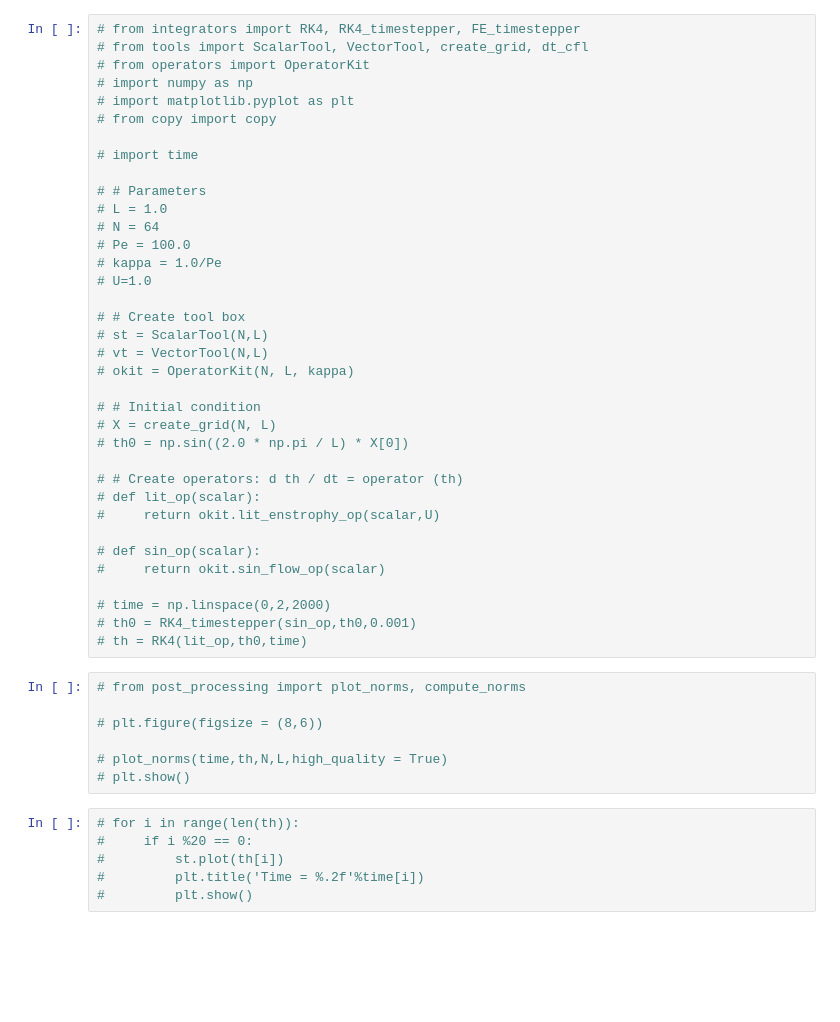
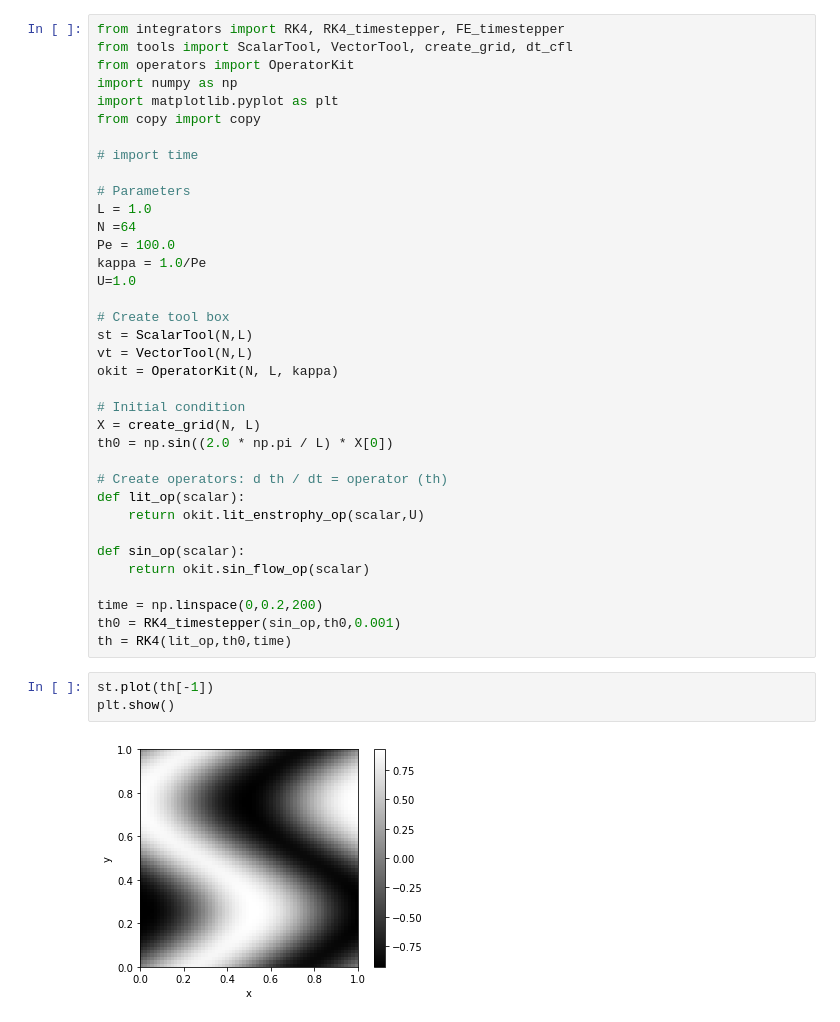
Before and after one commit to cjm715/lit, a Jupyter notebook: sim_simple.ipynb, the cells around one changed output. Saved outputs shown, nothing was run; the diff lists cells and outputs as text; blank space fills up the shorter version.

```diff
--- a/sim_simple.ipynb
+++ b/sim_simple.ipynb
@@ -1,49 +1,41 @@
 # %%
-# from integrators import RK4, RK4_timestepper, FE_timestepper
-# from tools import ScalarTool, VectorTool, create_grid, dt_cfl
-# from operators import OperatorKit
-# import numpy as np
-# import matplotlib.pyplot as plt
-# from copy import copy
+from integrators import RK4, RK4_timestepper, FE_timestepper
+from tools import ScalarTool, VectorTool, create_grid, dt_cfl
+from operators import OperatorKit
+import numpy as np
+import matplotlib.pyplot as plt
+from copy import copy
 
 # import time
 
-# # Parameters
-# L = 1.0
-# N = 64
-# Pe = 100.0
-# kappa = 1.0/Pe
-# U=1.0
+# Parameters
+L = 1.0
+N =64
+Pe = 100.0
+kappa = 1.0/Pe
+U=1.0
 
-# # Create tool box
-# st = ScalarTool(N,L)
-# vt = VectorTool(N,L)
-# okit = OperatorKit(N, L, kappa)
+# Create tool box
+st = ScalarTool(N,L)
+vt = VectorTool(N,L)
+okit = OperatorKit(N, L, kappa)
 
-# # Initial condition
-# X = create_grid(N, L)
-# th0 = np.sin((2.0 * np.pi / L) * X[0])
+# Initial condition
+X = create_grid(N, L)
+th0 = np.sin((2.0 * np.pi / L) * X[0])
 
-# # Create operators: d th / dt = operator (th)
-# def lit_op(scalar):
-#     return okit.lit_enstrophy_op(scalar,U)
+# Create operators: d th / dt = operator (th)
+def lit_op(scalar):
+    return okit.lit_enstrophy_op(scalar,U)
 
-# def sin_op(scalar):
-#     return okit.sin_flow_op(scalar)
+def sin_op(scalar):
+    return okit.sin_flow_op(scalar)
 
-# time = np.linspace(0,2,2000)
-# th0 = RK4_timestepper(sin_op,th0,0.001)
-# th = RK4(lit_op,th0,time)
+time = np.linspace(0,0.2,200)
+th0 = RK4_timestepper(sin_op,th0,0.001)
+th = RK4(lit_op,th0,time)
-# %%
-# from post_processing import plot_norms, compute_norms
-
-# plt.figure(figsize = (8,6))
-
-# plot_norms(time,th,N,L,high_quality = True)
-# plt.show()
-# %%
-# for i in range(len(th)):
-#     if i %20 == 0:
-#         st.plot(th[i])
-#         plt.title('Time = %.2f'%time[i])
-#         plt.show()
+# %%
+st.plot(th[-1])
+plt.show()
+# %% [output]
+[figure, added]
```
Also changed, not shown: parts of 21 cells of this notebook, 7 other files.
